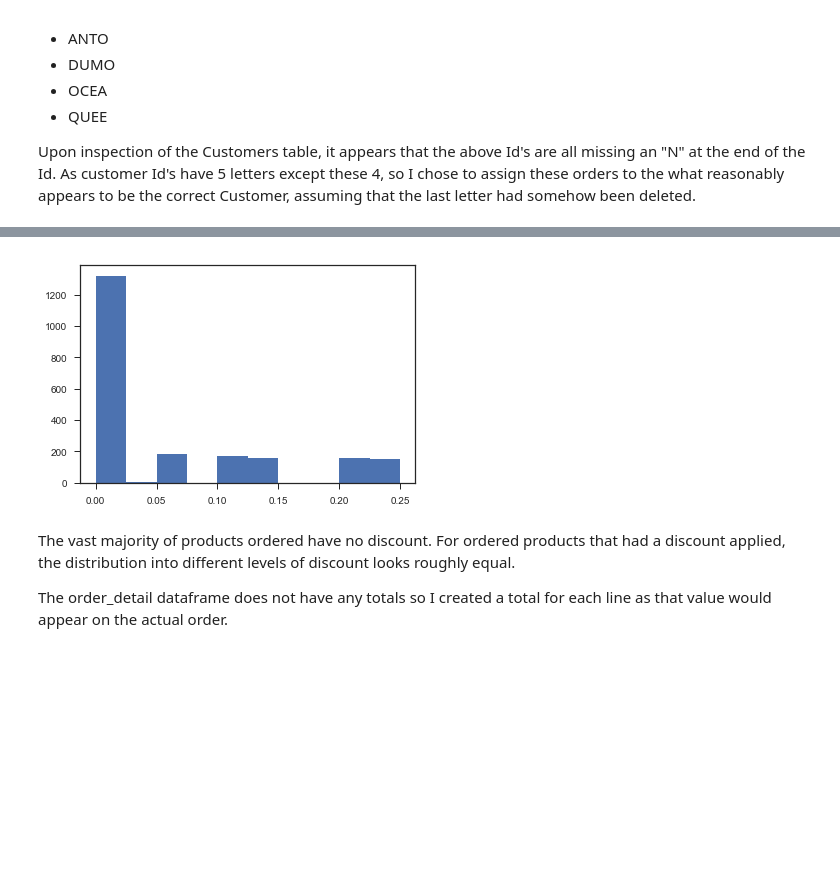
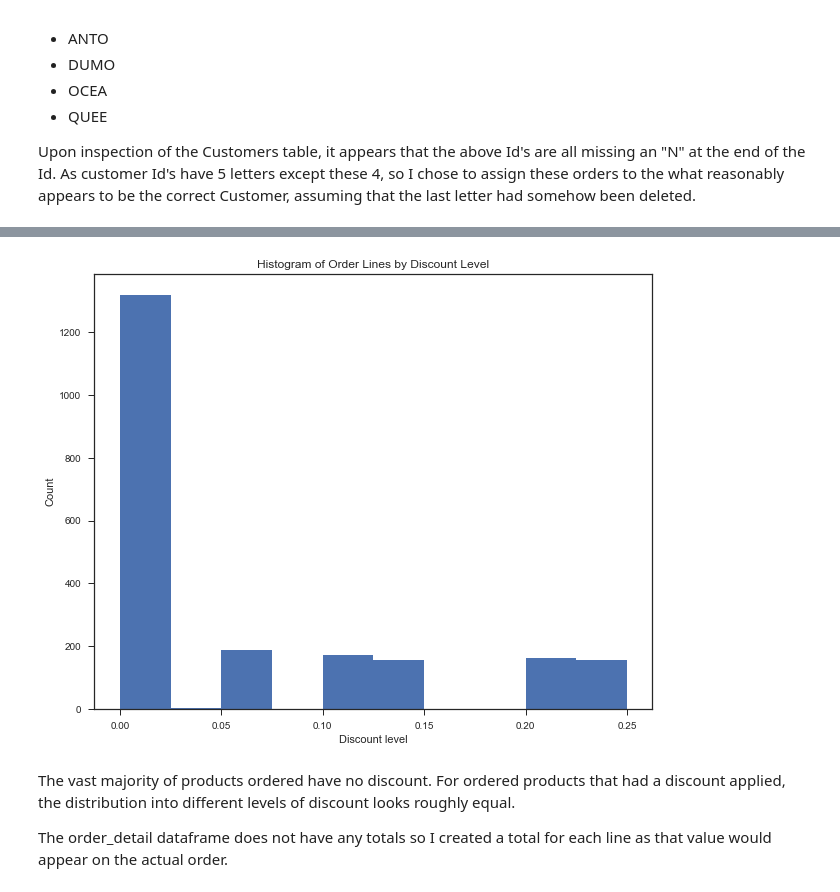
Before and after one commit to giorosati/dsc-2-final-project-online-ds-pt-100118, a Jupyter notebook: northwind_v3.ipynb, the cells around one changed output, grey strips where cells are left out. Cells and saved outputs as stored; diff of their text form; code cells hidden in the pictures; blank space fills up the shorter version.

Commit message:
notebook complete, chart labels added

```diff
--- a/northwind_v3.ipynb
+++ b/northwind_v3.ipynb
@@ -176,10 +169,14 @@ orders.sort_values('CustomerId').groupby('CustomerId').groups
  'WOLZA': Int64Index([622, 658, 796, 363, 544, 750, 126], dtype='int64')}
 # %%
 # an initial look at how product line items in the orders are distributed based on any discounts
+fig, ax = plt.subplots(figsize=(10, 8))
 plt.hist(order_detail["Discount"])
+ax.set_xlabel('Discount level')
+ax.set_ylabel('Count')
+ax.set_title('Histogram of Order Lines by Discount Level')
 plt.show()
 # %% [output]
-[figure, old version]
+[figure, new version]
 # %% [markdown]
 The vast majority of products ordered have no discount.
 For ordered products that had a discount applied, the distribution into different levels of discount looks roughly equal.
```
Also changed, not shown: parts of 56 cells of this notebook.
